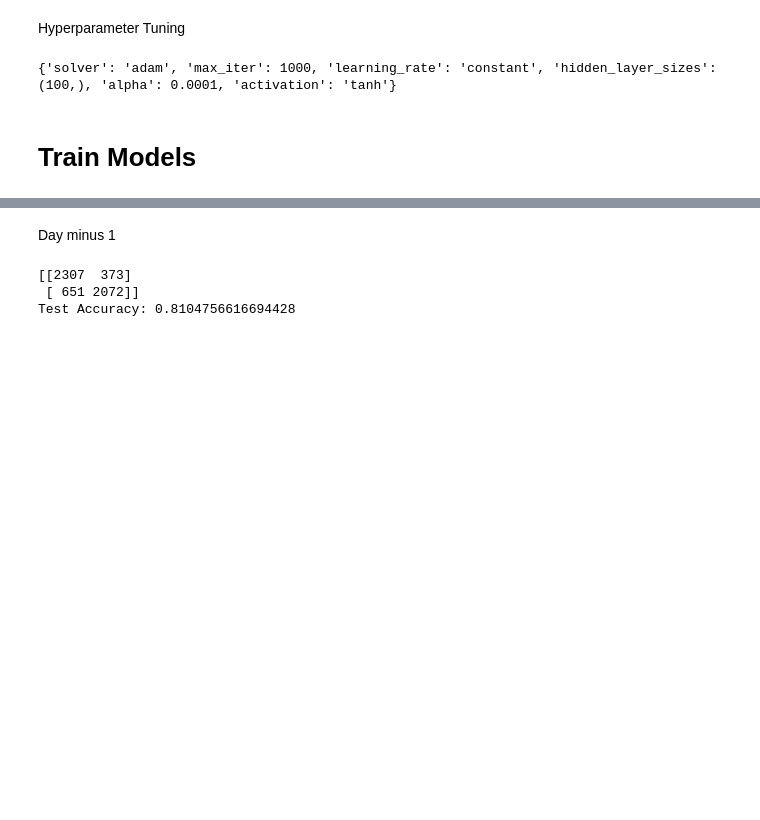
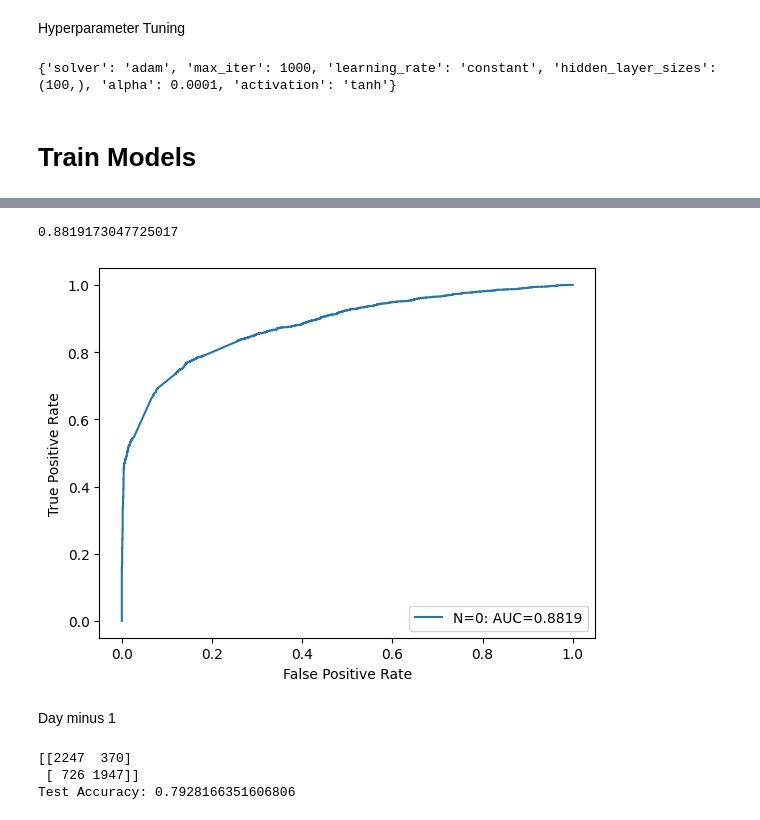
Before and after one commit to mclean-a/com748, a Jupyter notebook: src/machine_learning/neural_network_mlp.ipynb, the cells around one changed output, grey strips where cells are left out. Cells and saved outputs as stored; diff of their text form; code cells hidden in the pictures; blank space fills up the shorter version.

```diff
--- a/src/machine_learning/neural_network_mlp.ipynb
+++ b/src/machine_learning/neural_network_mlp.ipynb
@@ -109,3 +81,35 @@ max      3935.732244                   0.0     919.040437
+# %%
+from sklearn.preprocessing import RobustScaler
+
+# Fit and transform training data
+r_scaler_0 = RobustScaler()
+scaled_X_train_0 = X_train_0.copy()
+scaled_X_train_0[scaled_X_train_0.columns] = r_scaler_0.fit_transform(scaled_X_train_0[scaled_X_train_0.columns])
+
+r_scaler_1 = RobustScaler()
+scaled_X_train_1 = X_train_1.copy()
+scaled_X_train_1[scaled_X_train_1.columns] = r_scaler_1.fit_transform(scaled_X_train_1[scaled_X_train_1.columns])
+
+r_scaler_2 = RobustScaler()
+scaled_X_train_2 = X_train_2.copy()
+scaled_X_train_2[scaled_X_train_2.columns] = r_scaler_2.fit_transform(scaled_X_train_2[scaled_X_train_2.columns])
+
+r_scaler_7 = RobustScaler()
+scaled_X_train_7 = X_train_7.copy()
+scaled_X_train_7[scaled_X_train_7.columns] = r_scaler_7.fit_transform(scaled_X_train_7[scaled_X_train_7.columns])
+
+# Transform test data
+scaled_X_test_0 = X_test_0.copy()
+scaled_X_test_0[scaled_X_test_0.columns] = r_scaler_0.transform(scaled_X_test_0[scaled_X_test_0.columns])
+
+scaled_X_test_1 = X_test_1.copy()
+scaled_X_test_1[scaled_X_test_1.columns] = r_scaler_1.transform(scaled_X_test_1[scaled_X_test_1.columns])
+
+scaled_X_test_2 = X_test_2.copy()
+scaled_X_test_2[scaled_X_test_2.columns] = r_scaler_2.transform(scaled_X_test_2[scaled_X_test_2.columns])
+
+scaled_X_test_7 = X_test_7.copy()
+scaled_X_test_7[scaled_X_test_7.columns] = r_scaler_7.transform(scaled_X_test_7[scaled_X_test_7.columns])
 # %% [markdown]
 Hyperparameter Tuning
 # %%
@@ -134,25 +220,35 @@ df_randsearch_results_0 = pd.DataFrame(rand_search_0.cv_results_)
+# %%
+# Calculate AUROC
+fpr_0, tpr_0, _ = roc_curve(y_test_0, mlp_model_0.predict_proba(scaled_X_test_0)[:,1])
+auc_0 = round(roc_auc_score(y_test_0, mlp_model_0.predict_proba(scaled_X_test_0)[:,1]), 4)
+plt.plot(fpr_0,tpr_0,label="N=0: AUC="+str(auc_0))
+plt.legend(loc='lower right')
+plt.xlabel('False Positive Rate')
+plt.ylabel('True Positive Rate')
+
+auroc_score_0 = roc_auc_score(y_true=y_test_0, y_score=mlp_model_0.predict_proba(scaled_X_test_0)[:,1])
+print(auroc_score_0)
+# %% [output]
+0.8819173047725017
+[figure, added]
 # %% [markdown]
 Day minus 1
 # %%
 # Best params: {'solver': 'adam', 'max_iter': 1000, 'learning_rate': 'constant', 'hidden_layer_sizes': (100,), 'alpha': 0.0001, 'activation': 'tanh'}
 
-# scale test dataset using scaler fitted on training
-scaled_X_test_0 = X_test_0.copy()
-scaled_X_test_0[scaled_X_test_0.columns] = r_scaler.transform(scaled_X_test_0[scaled_X_test_0.columns])
+mlp_model_1 = MLPClassifier(solver='adam', max_iter=1000, alpha=0.0001, learning_rate='constant', hidden_layer_sizes=(100,), activation='tanh', random_state=90)
+mlp_model_1.fit(scaled_X_train_1, y_train_1)
 
-mlp_model_0 = MLPClassifier(solver='adam', max_iter=1000, alpha=0.0001, learning_rate='constant', hidden_layer_sizes=(100,), activation='tanh', random_state=90)
-mlp_model_0.fit(scaled_X_train_0, y_train_0)
-
-test_predictions_0 = mlp_model_0.predict(scaled_X_test_0)
-cm = confusion_matrix(y_true=y_test_0, y_pred=test_predictions_0)
+test_predictions_1 = mlp_model_1.predict(scaled_X_test_1)
+cm = confusion_matrix(y_true=y_test_1, y_pred=test_predictions_1)
 print(cm)
 
 # Evaluate the model on test set
-test_accuracy_0 = mlp_model_0.score(scaled_X_test_0, y_test_0)
-print("Test Accuracy:", test_accuracy_0)
+test_accuracy_1 = mlp_model_1.score(scaled_X_test_1, y_test_1)
+print("Test Accuracy:", test_accuracy_1)
 # %% [output]
-[[2307  373]
- [ 651 2072]]
-Test Accuracy: 0.8104756616694428
+[[2247  370]
+ [ 726 1947]]
+Test Accuracy: 0.7928166351606806
 # %%
 from sklearn.inspection import permutation_importance
```
Also changed, not shown: parts of 27 cells of this notebook, 2 other files.
